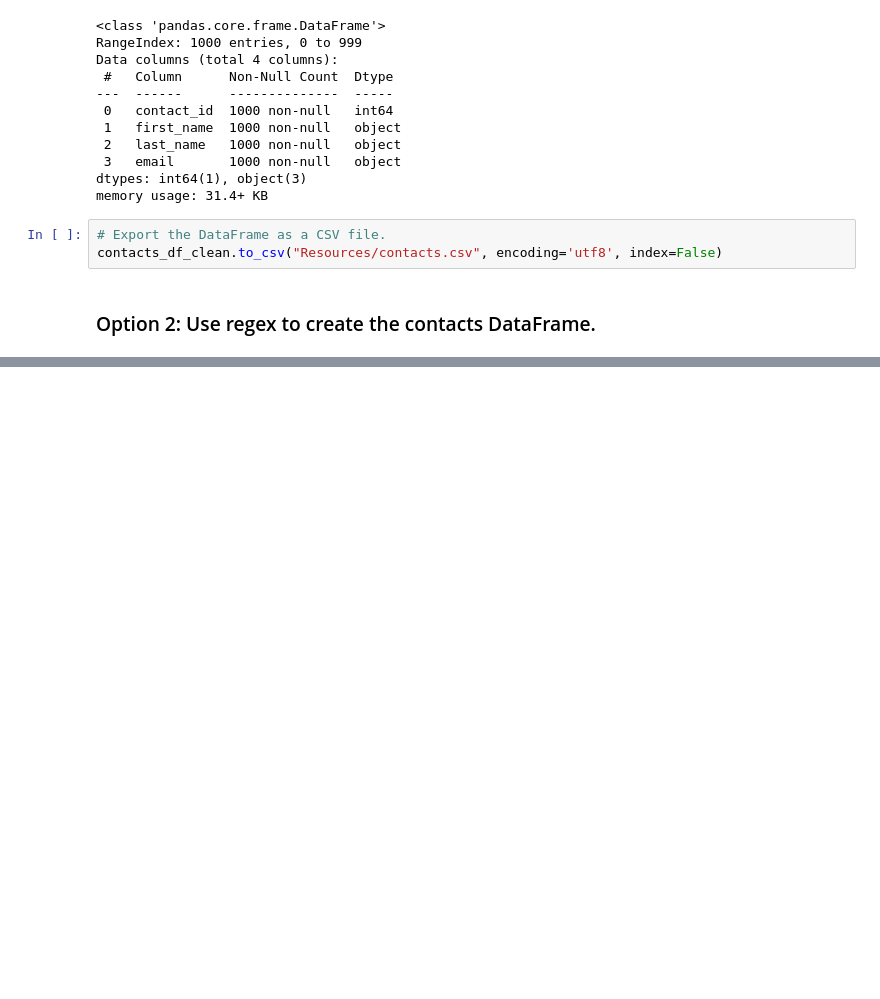
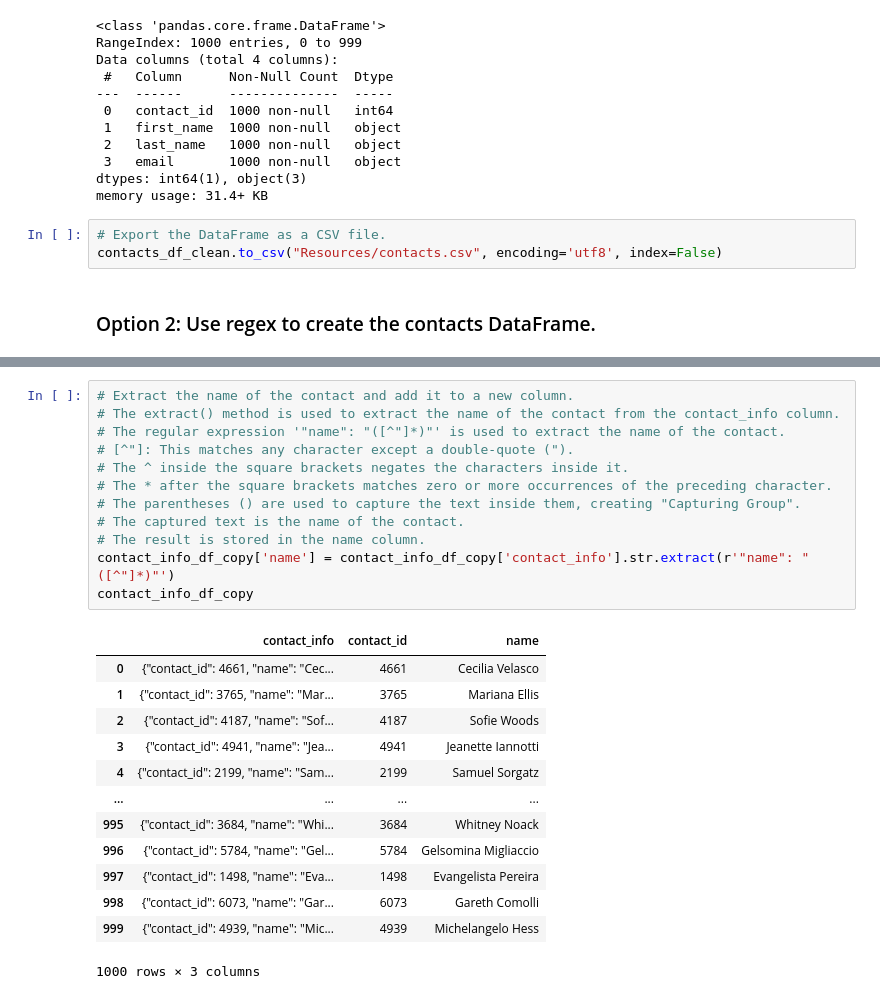
Before and after one commit to jwadamucci/Crowdfunding_ETL, a Jupyter notebook: ETL_Mini_Project_Starter_Code - GBadrain.ipynb, the cells around one changed output, grey strips where cells are left out. Drawn from its saved outputs; the diff is of its cells as text; blank space fills up the shorter version.

```diff
--- a/ETL_Mini_Project_Starter_Code - GBadrain.ipynb
+++ b/ETL_Mini_Project_Starter_Code - GBadrain.ipynb
@@ -449 +494,27 @@ contact_info_df_copy.head()
+# %%
+# Extract the name of the contact and add it to a new column.
+# The extract() method is used to extract the name of the contact from the contact_info column.
+# The regular expression '"name": "([^"]*)"' is used to extract the name of the contact.
+# [^"]: This matches any character except a double-quote (").
+# The ^ inside the square brackets negates the characters inside it.
+# The * after the square brackets matches zero or more occurrences of the preceding character.
+# The parentheses () are used to capture the text inside them, creating "Capturing Group".
+# The captured text is the name of the contact.
+# The result is stored in the name column.
+contact_info_df_copy['name'] = contact_info_df_copy['contact_info'].str.extract(r'"name": "([^"]*)"')
+contact_info_df_copy
+# %% [output]
+|  | contact_info | contact_id | name |
+| 0 | {"contact_id": 4661, "name": "Cec... | 4661 | Cecilia Velasco |
+| 1 | {"contact_id": 3765, "name": "Mar... | 3765 | Mariana Ellis |
+| 2 | {"contact_id": 4187, "name": "Sof... | 4187 | Sofie Woods |
+| 3 | {"contact_id": 4941, "name": "Jea... | 4941 | Jeanette Iannotti |
+| 4 | {"contact_id": 2199, "name": "Sam... | 2199 | Samuel Sorgatz |
+| ... | ... | ... | ... |
+| 995 | {"contact_id": 3684, "name": "Whi... | 3684 | Whitney Noack |
+| 996 | {"contact_id": 5784, "name": "Gel... | 5784 | Gelsomina Migliaccio |
+| 997 | {"contact_id": 1498, "name": "Eva... | 1498 | Evangelista Pereira |
+| 998 | {"contact_id": 6073, "name": "Gar... | 6073 | Gareth Comolli |
+| 999 | {"contact_id": 4939, "name": "Mic... | 4939 | Michelangelo Hess |
+1000 rows × 3 columns
 # %%
```
Also changed, not shown: parts of 18 cells of this notebook.
